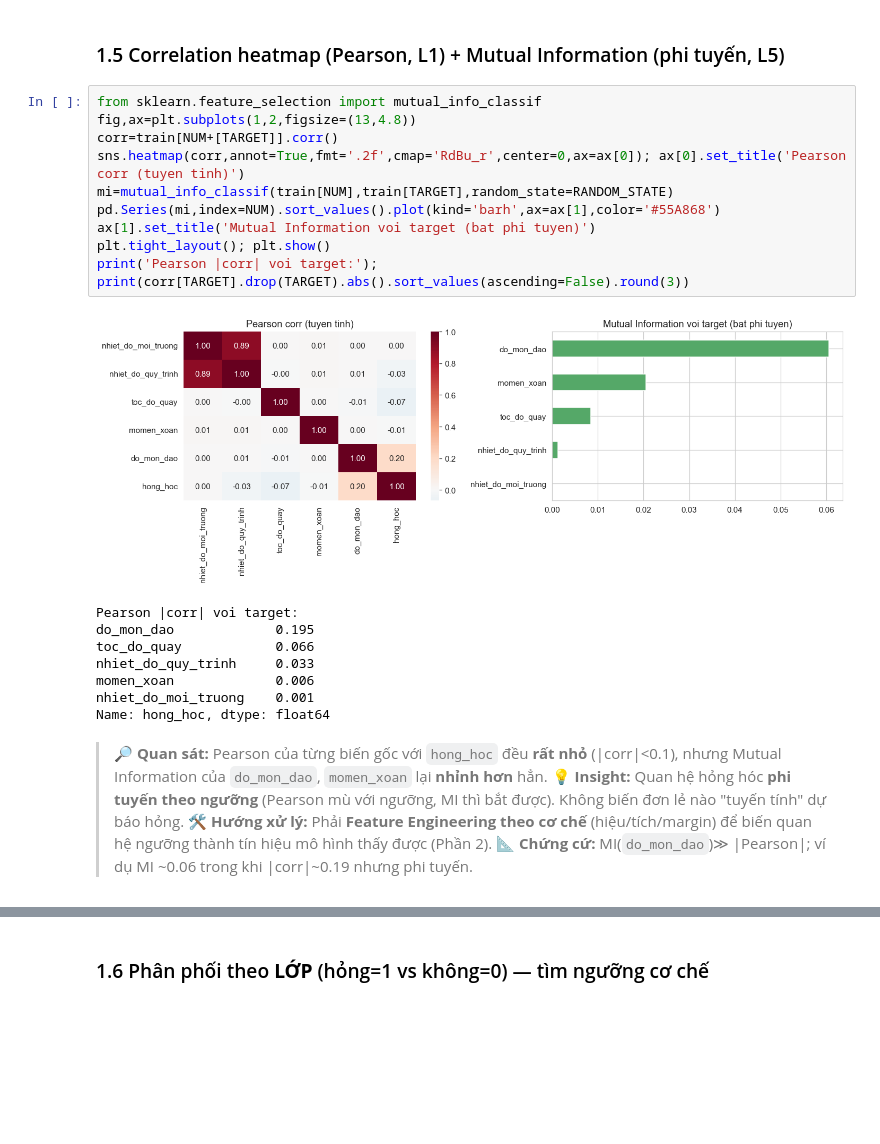
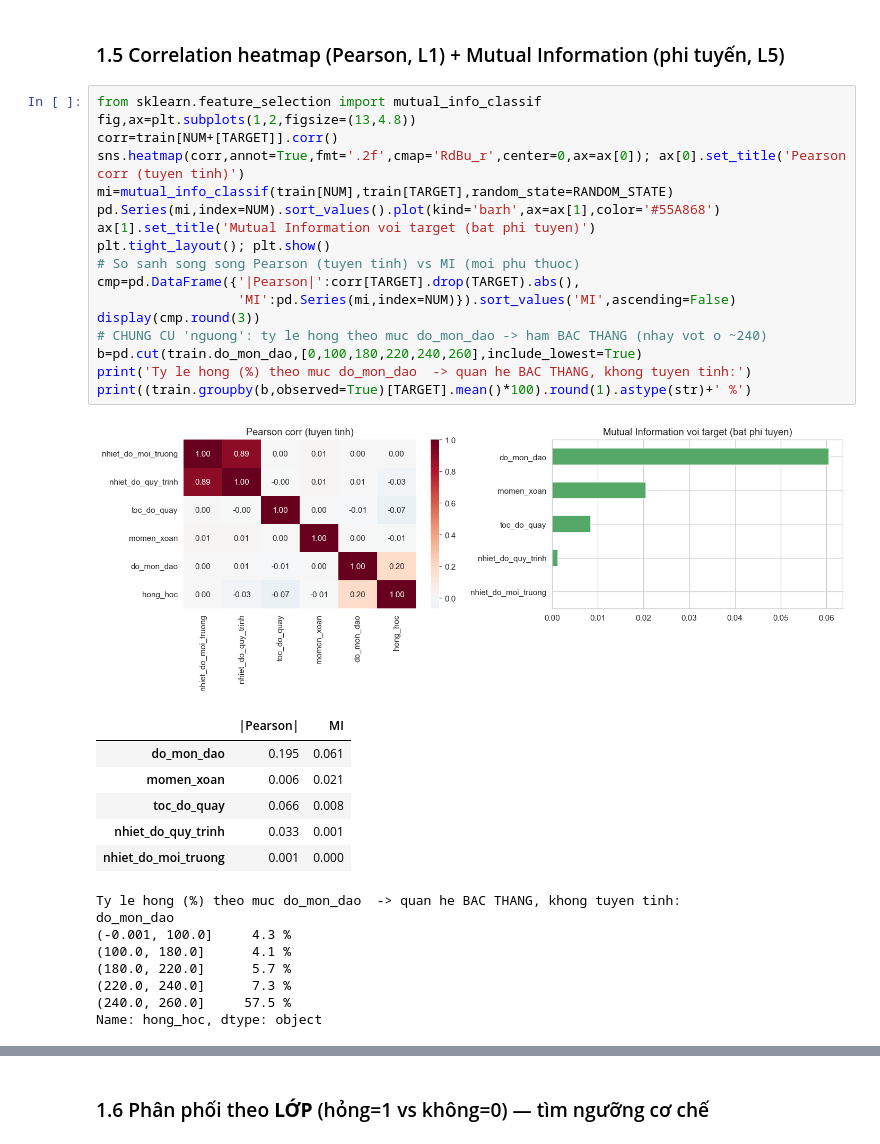
Before and after one commit to tuanhuu3264/MasterDegree_ML_GroupProject, a Jupyter notebook: bai_tap_FINAL.ipynb, the cells around one changed output, grey strips where cells are left out. Drawn from its saved outputs; the diff is of its cells as text; blank space fills up the shorter version.

```diff
--- a/bai_tap_FINAL.ipynb
+++ b/bai_tap_FINAL.ipynb
@@ -150,24 +180,33 @@ Name: count, dtype: int64
 # %%
 from sklearn.feature_selection import mutual_info_classif
 fig,ax=plt.subplots(1,2,figsize=(13,4.8))
 corr=train[NUM+[TARGET]].corr()
 sns.heatmap(corr,annot=True,fmt='.2f',cmap='RdBu_r',center=0,ax=ax[0]); ax[0].set_title('Pearson corr (tuyen tinh)')
 mi=mutual_info_classif(train[NUM],train[TARGET],random_state=RANDOM_STATE)
 pd.Series(mi,index=NUM).sort_values().plot(kind='barh',ax=ax[1],color='#55A868')
 ax[1].set_title('Mutual Information voi target (bat phi tuyen)')
 plt.tight_layout(); plt.show()
-print('Pearson |corr| voi target:'); print(corr[TARGET].drop(TARGET).abs().sort_values(ascending=False).round(3))
+# So sanh song song Pearson (tuyen tinh) vs MI (moi phu thuoc)
+cmp=pd.DataFrame({'|Pearson|':corr[TARGET].drop(TARGET).abs(),
+                  'MI':pd.Series(mi,index=NUM)}).sort_values('MI',ascending=False)
+display(cmp.round(3))
+# CHUNG CU 'nguong': ty le hong theo muc do_mon_dao -> ham BAC THANG (nhay vot o ~240)
+b=pd.cut(train.do_mon_dao,[0,100,180,220,240,260],include_lowest=True)
+print('Ty le hong (%) theo muc do_mon_dao  -> quan he BAC THANG, khong tuyen tinh:')
+print((train.groupby(b,observed=True)[TARGET].mean()*100).round(1).astype(str)+' %')
 # %% [output]
 [figure]
+|  | |Pearson| | MI |
+| do_mon_dao | 0.195 | 0.061 |
+| momen_xoan | 0.006 | 0.021 |
+| toc_do_quay | 0.066 | 0.008 |
+| nhiet_do_quy_trinh | 0.033 | 0.001 |
+| nhiet_do_moi_truong | 0.001 | 0.000 |
-Pearson |corr| voi target:
-do_mon_dao             0.195
-toc_do_quay            0.066
-nhiet_do_quy_trinh     0.033
-momen_xoan             0.006
-nhiet_do_moi_truong    0.001
-Name: hong_hoc, dtype: float64
+Ty le hong (%) theo muc do_mon_dao  -> quan he BAC THANG, khong tuyen tinh:
+do_mon_dao
+(-0.001, 100.0]     4.3 %
+(100.0, 180.0]      4.1 %
+(180.0, 220.0]      5.7 %
+(220.0, 240.0]      7.3 %
+(240.0, 260.0]     57.5 %
+Name: hong_hoc, dtype: object
-# %% [markdown]
-> **🔎 Quan sát:** Pearson của từng biến gốc với `hong_hoc` đều **rất nhỏ** (|corr|<0.1), nhưng Mutual Information của `do_mon_dao`, `momen_xoan` lại **nhỉnh hơn** hẳn.
-> **💡 Insight:** Quan hệ hỏng hóc **phi tuyến theo ngưỡng** (Pearson mù với ngưỡng, MI thì bắt được). Không biến đơn lẻ nào "tuyến tính" dự báo hỏng.
-> **🛠️ Hướng xử lý:** Phải **Feature Engineering theo cơ chế** (hiệu/tích/margin) để biến quan hệ ngưỡng thành tín hiệu mô hình thấy được (Phần 2).
-> **📐 Chứng cứ:** MI(`do_mon_dao`)≫ |Pearson|; ví dụ MI ~0.06 trong khi |corr|~0.19 nhưng phi tuyến.
```
Also changed, not shown: parts of 10 cells of this notebook, 6 other files.
